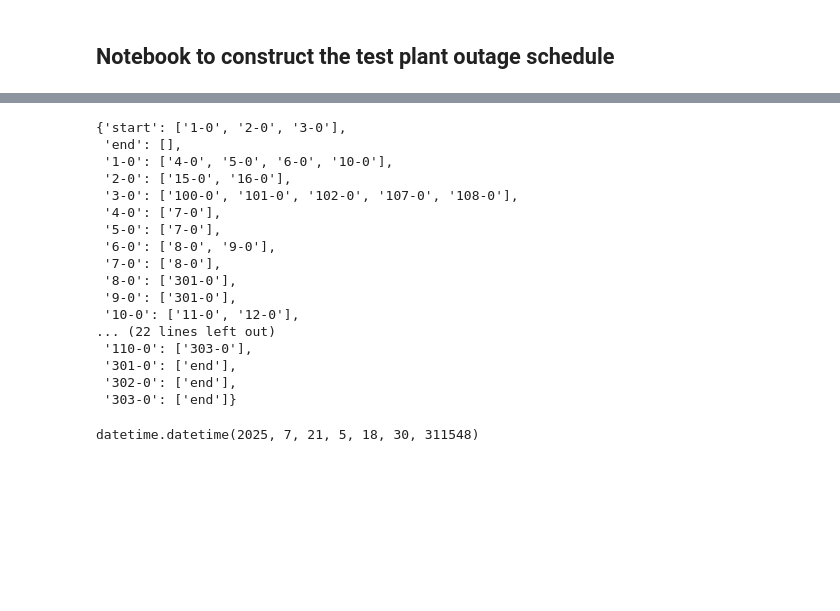
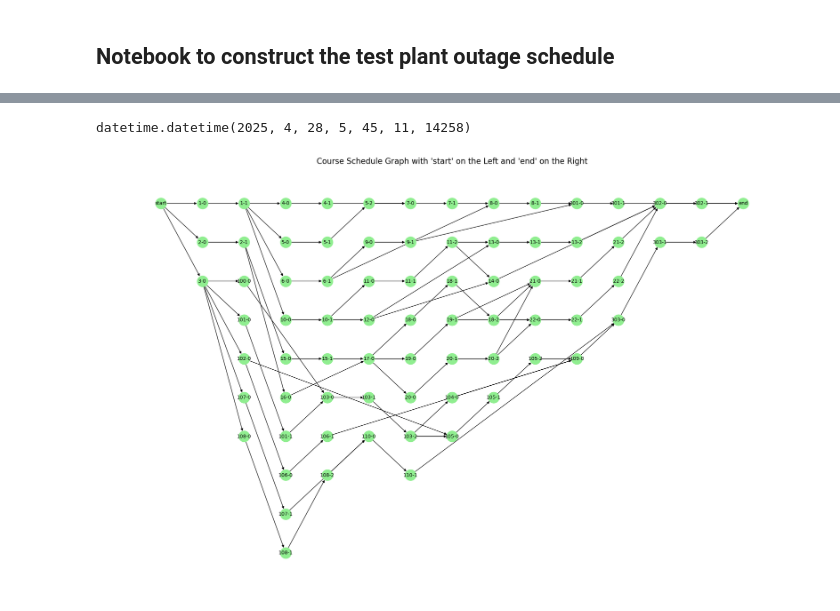
Before and after one commit to idaholab/LOGOS, a Jupyter notebook: doc/demos/CPM/outageScheduleGenerator.ipynb, the cells around one changed output, grey strips where cells are left out. Drawn from its saved outputs; the diff is of its cells as text; code cells hidden in the pictures; blank space fills up the shorter version.

```diff
--- a/doc/demos/CPM/outageScheduleGenerator.ipynb
+++ b/doc/demos/CPM/outageScheduleGenerator.ipynb
@@ -136,25 +147,46 @@ pert.saveScheduleToJsn('benchmarkOutageSchedule.json')
+# %%
+pert.returnScheduleEndTime()
+# %% [output]
+datetime.datetime(2025, 4, 28, 5, 45, 11, 14258)
+# %%
+def plotSchedule(outageSchedule):
+    # Create a directed graph
+    G = nx.DiGraph()
+
+    # Add edges
+    for node, neighbors in outageSchedule.items():
+        for neighbor in neighbors:
+            G.add_edge(node, neighbor)
+
+    # Assign layers based on distance from 'start'
+    layers = {}
+    def assign_layers(node, depth=0):
+        if node in layers:
+            layers[node] = max(layers[node], depth)
+        else:
+            layers[node] = depth
+        for neighbor in outageSchedule.get(node, []):
+            assign_layers(neighbor, depth + 1)
+
+    assign_layers('start')
+
+    # Create a layout based on layers
+    pos = {}
+    layer_nodes = {}
+    for node, layer in layers.items():
+        layer_nodes.setdefault(layer, []).append(node)
+
+    for layer, nodes in layer_nodes.items():
+        for i, node in enumerate(nodes):
+            pos[node] = (layer, -i)
+
+    # Draw the graph
+    plt.figure(figsize=(20, 12))
+    nx.draw(G, pos, with_labels=True, node_size=500, node_color='lightgreen', font_size=10, arrows=True)
+    plt.title("Course Schedule Graph with 'start' on the Left and 'end' on the Right", fontsize=16)
+    plt.axis('off')
+    plt.show()
 # %%
-pertRed = pert.simplifyGraph()
-pertRed.returnGraphSymbolic()
+plotSchedule(pert.returnGraphSymbolic())
 # %% [output]
-{'start': ['1-0', '2-0', '3-0'],
- 'end': [],
- '1-0': ['4-0', '5-0', '6-0', '10-0'],
- '2-0': ['15-0', '16-0'],
- '3-0': ['100-0', '101-0', '102-0', '107-0', '108-0'],
- '4-0': ['7-0'],
- '5-0': ['7-0'],
- '6-0': ['8-0', '9-0'],
- '7-0': ['8-0'],
- '8-0': ['301-0'],
- '9-0': ['301-0'],
- '10-0': ['11-0', '12-0'],
-... (22 lines left out)
- '110-0': ['303-0'],
- '301-0': ['end'],
- '302-0': ['end'],
- '303-0': ['end']}
+[figure, added]
-# %%
-pertRed.returnScheduleEndTime()
-# %% [output]
-datetime.datetime(2025, 7, 21, 5, 18, 30, 311548)
```
Also changed, not shown: parts of 7 cells of this notebook, 5 other files.
